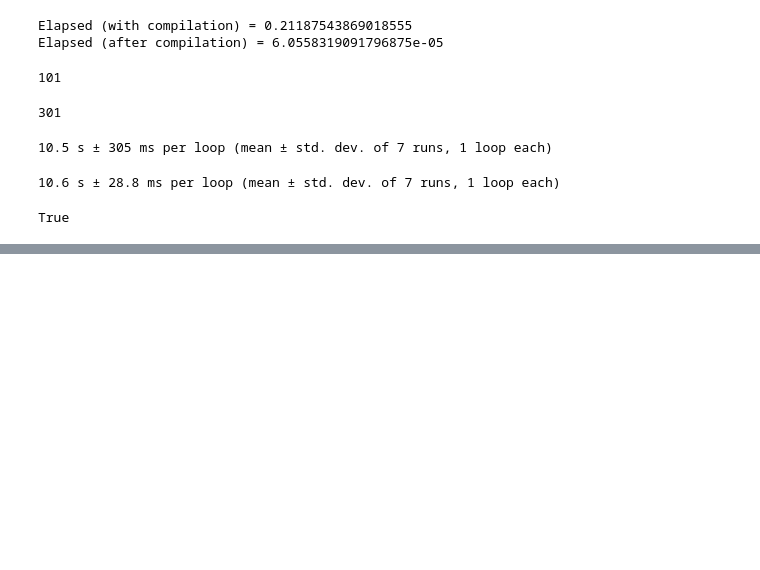
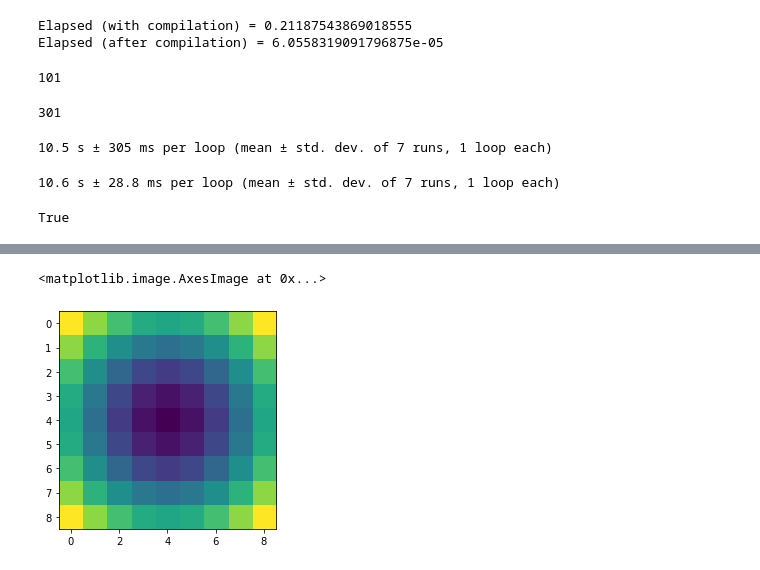
Before and after one commit to tommychinwj/HI_characterization, a Jupyter notebook: Experiment_code.ipynb, the cells around one changed output, grey strips where cells are left out. Drawn from its saved outputs; the diff is of its cells as text; code cells hidden in the pictures; blank space fills up the shorter version.

```diff
--- a/Experiment_code.ipynb
+++ b/Experiment_code.ipynb
@@ -2185,0 +2514,5 @@ True
+# %%
+plt.imshow(box[1, :, :])
+# %% [output]
+<matplotlib.image.AxesImage at 0x...>
+[figure, added]
```
Also changed, not shown: parts of 20 cells of this notebook, 1 other file.
